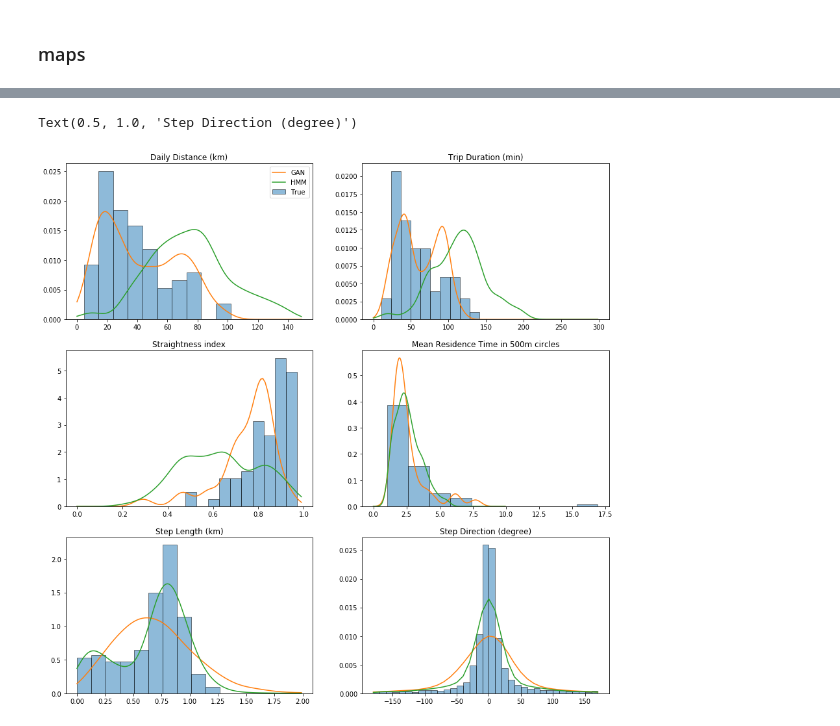
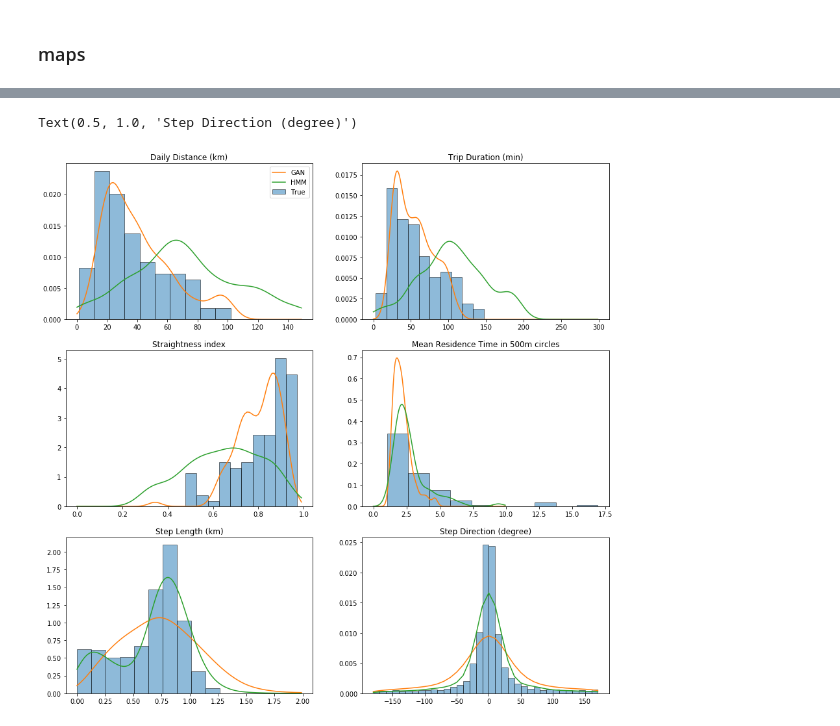
Before and after one commit to AmedeeRoy/BirdGAN, a Jupyter notebook: code/results.ipynb, the cells around one changed output, grey strips where cells are left out. Cells and saved outputs as stored; diff of their text form; code cells hidden in the pictures.

Commit message:
push results

```diff
--- a/code/results.ipynb
+++ b/code/results.ipynb
@@ -120,0 +96,3 @@ simGAN = pd.read_table("/home/amdroy/MEGA/SCRIPT/BirdGAN/results/sim_GAN_SV_2008
+# %%
+data_GAN_SD = data_GAN_SD[data_GAN_SD.dist_colony > 1000]
+data_GAN_SV = data_GAN_SV[data_GAN_SV.dist_colony > 1000]
@@ -121,22 +120,21 @@ simGAN = pd.read_table("/home/amdroy/MEGA/SCRIPT/BirdGAN/results/sim_GAN_SV_2008
 # %%
-simHMM_raw = pd.read_table("/home/amdroy/MEGA/SCRIPT/BirdGAN/results/sim_HMM_SV_2008.csv", sep =',')
+simHMM_raw = pd.read_table("/home/amdroy/MEGA/SCRIPT/BirdGAN/results/sim_HMM_SV.csv", sep =',')
+
+colony = (-77.264, -11.773)
 simHMM_raw['lon'] = simHMM_raw.x * 180/np.pi/6371 + colony[0]
 simHMM_raw['lat'] = simHMM_raw.y * 180/np.pi/6371 + colony[1]
 simHMM_raw['trip'] = simHMM_raw.ID
-
 
 simHMM = pd.DataFrame()
 
 for t in simHMM_raw.trip.unique():
     traj = simHMM_raw[simHMM_raw.trip == t].copy()
-
     if sum((traj['colony.dist'] < 1) & (traj.states == 3)) > 1:
-
-        i =  min(np.where((traj['colony.dist'] < 1) & (traj.states == 3))[0])
+        i =  min(np.where((traj['colony.dist'] < 2) & (traj.states == 3))[0])
         traj = traj.iloc[:i+1]
-
         simHMM = simHMM.append(traj, ignore_index=True)
 
-simHMM = format_data(simHMM, colony, scale)
-# simHMM = simHMM[simHMM.dist_colony > 1000]
-simHMM
+data_HMM_SV = format_data(simHMM, colony, 5e4)
+data_HMM_SV = data_HMM_SV[data_HMM_SV.dist_colony > 1000]
+
+traj_HMM_SV = padding_data(data_HMM_SV, 200)
@@ -162,10 +147,20 @@ len(simHMM.ID.unique())/100
+# %%
+data = pd.read_table('/home/amdroy/MEGA/SCRIPT/BirdGAN/data/trips_SD_200_steps.csv', sep = ',')
+data['datetime'] = pd.to_datetime(data['datetime'], format='%Y-%m-%d %H:%M:%S')
+
+colony = (-32.392, -3.819)
+data = format_data(data, colony, 2e5)
+data_SD = data[data.dist_colony > 1000]
+
+traj_SD = padding_data(data_SD, 200)
 # %%
-data = pd.read_table('/home/amdroy/MEGA/SCRIPT/BirdGAN/data/trips_SV_2008_formatted.csv', sep = ',')
+data = pd.read_table('/home/amdroy/MEGA/SCRIPT/BirdGAN/data/trips_SV_200_steps.csv', sep = ',')
 data['datetime'] = pd.to_datetime(data['datetime'], format='%Y-%m-%d %H:%M:%S')
 
 colony = (-77.264, -11.773)
+data = format_data(data, colony, 5e4)
+data_SV = data[data.dist_colony > 1000]
 
-data = format_data(data, colony, scale)
-data = data[data.dist_colony > 1000]
+traj_SV = padding_data(data_SV, 200)
 # %% [markdown]
 ### maps
@@ -553,6 +621,10 @@ def get_mean_dist(data):
 
     return np.array(var)
 # %%
+data = data_SV
+simGAN = data_GAN_SV
+simHMM = data_HMM_SV
+
 plt.figure(figsize = (15,15))
 
 plt.subplot(3,2,1)
@@ -625,31 +697,31 @@ plt.title('Mean Residence Time in 500m circles')
 plt.subplot(3,2,5)
 # STEP LENGTH
 y_GAN = simGAN.step_distance/1e3
 y_HMM = simHMM.step_distance/1e3
 dy_GAN = kde1d(y_GAN.dropna(), bw = 0.3)
 dy_HMM = kde1d(y_HMM.dropna(), bw = 0.3)
 
 x = np.arange(0,2, 0.01)
 plt.hist(data.step_distance.dropna()/1e3, color = dicolour['blue'], label = 'True', alpha = 0.5, edgecolor='k', density = True)
 plt.plot(x, dy_GAN(x), color = dicolour['orange'], label = 'GAN')
 plt.plot(x, dy_HMM(x), color = dicolour['green'], label = 'HMM')
 plt.title('Step Length (km)')
 
 plt.subplot(3,2,6)
 # STEP DIRECTION
 y_GAN = simGAN.step_direction
 y_HMM = simHMM.step_direction
 dy_GAN = kde1d(y_GAN.dropna(), bw = 0.3)
 dy_HMM = kde1d(y_HMM.dropna(), bw = 0.3)
 
 x = np.arange(-180,180, 10)
 plt.hist(data.step_direction, bins = x, color = dicolour['blue'], label = 'True', alpha = 0.5, edgecolor='k', density = True)
 plt.plot(x, dy_GAN(x), color = dicolour['orange'], label = 'GAN')
 plt.plot(x, dy_HMM(x), color = dicolour['green'], label = 'HMM')
 plt.title('Step Direction (degree)')
 # score_foraging_times = np.sum((dy_false/np.sum(dy_false) - dy/np.sum(dy))**2) / np.sum( (dy/np.sum(dy))**2)
 
 #     return  [score_daily_dist, score_foraging_duration]
 # %% [output]
 Text(0.5, 1.0, 'Step Direction (degree)')
-[figure, old version]
+[figure, new version]
```
Also changed, not shown: parts of 31 cells of this notebook, 41 other files.
